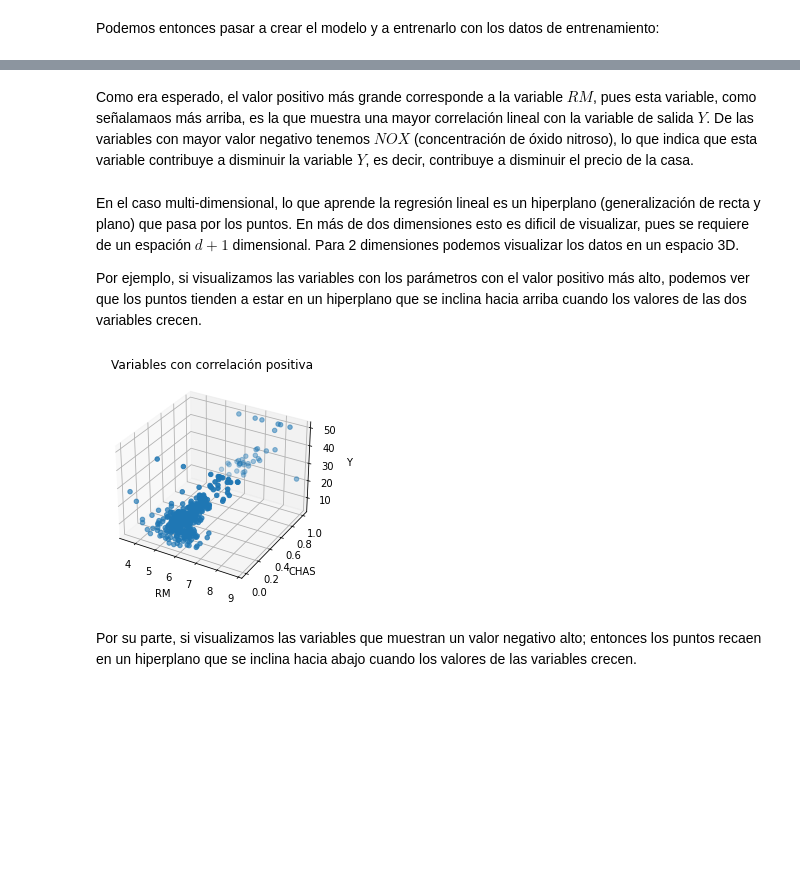
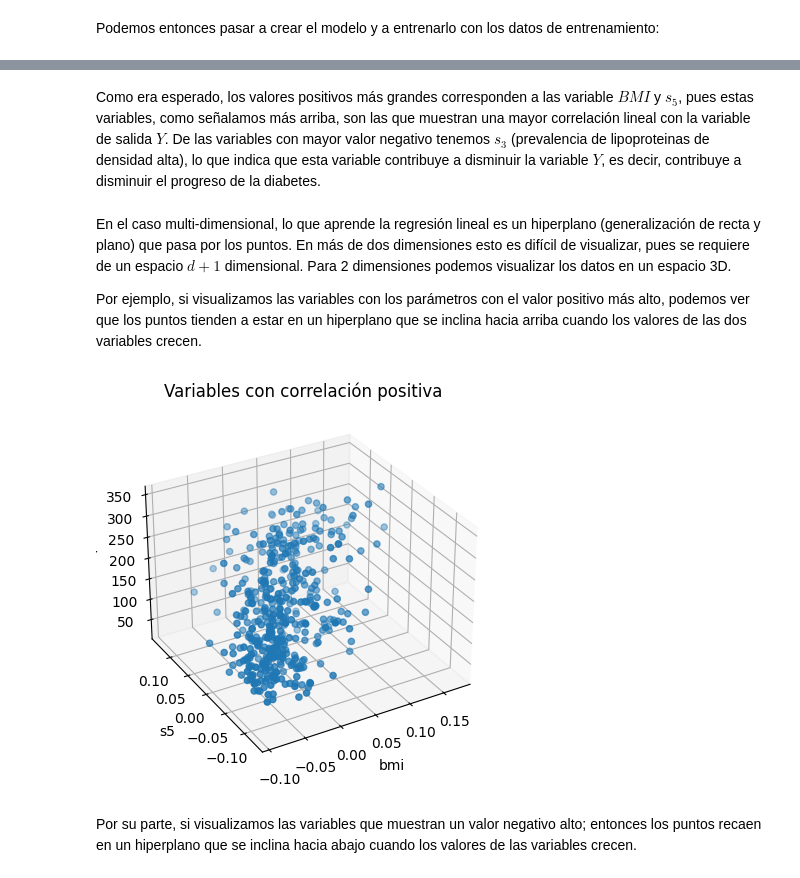
Before and after one commit to VictorMijangosDeLaCruz/InteligenciaArtificial, a Jupyter notebook: 05 Aprendizaje/01 LinearRegression.ipynb, the cells around one changed output, grey strips where cells are left out. Saved outputs shown, nothing was run; the diff lists cells and outputs as text; code cells hidden in the pictures; blank space fills up the shorter version.

```diff
--- a/05 Aprendizaje/01 LinearRegression.ipynb
+++ b/05 Aprendizaje/01 LinearRegression.ipynb
@@ -20,7 +20,7 @@ Cada dimensión del vector de entrada $x$ representa una variable que describe a
 En primer lugar, cargamos el dataset. Para visualizar mejor el dataset, utilizamos la paquetería <tt>pandas</tt>, la cual nos permitirá visualizar datos tabulares de manera eficiente, así como realizar cálculos y estadísticas sobre estos datos.
 # %%
 #Carga dataset
-data = load_boston()
+data = load_diabetes()
 #Visualiza variables
 print(data.feature_names)
 
@@ -265,23 +261,24 @@ Sesgo: 36.132932135999
 # %% [markdown]
-Como era esperado, el valor positivo más grande corresponde a la variable $RM$, pues esta variable, como señalamaos más arriba, es la que muestra una mayor correlación lineal con la variable de salida $Y$. De las variables con mayor valor negativo tenemos $NOX$ (concentración de óxido nitroso), lo que indica que esta variable contribuye a disminuir la variable $Y$, es decir, contribuye a disminuir el precio de la casa.
+Como era esperado, los valores positivos más grandes corresponden a las variable $BMI$ y $s_5$, pues estas variables, como señalamos más arriba, son las que muestran una mayor correlación lineal con la variable de salida $Y$. De las variables con mayor valor negativo tenemos $s_3$ (prevalencia de lipoproteinas de densidad alta), lo que indica que esta variable contribuye a disminuir la variable $Y$, es decir, contribuye a disminuir el progreso de la diabetes.
 # %% [markdown]
-En el caso multi-dimensional, lo que aprende la regresión lineal es un hiperplano (generalización de recta y plano) que pasa por los puntos. En más de dos dimensiones esto es dificil de visualizar, pues se requiere de un espación $d+1$ dimensional. Para 2 dimensiones podemos visualizar los datos en un espacio 3D.
+En el caso multi-dimensional, lo que aprende la regresión lineal es un hiperplano (generalización de recta y plano) que pasa por los puntos. En más de dos dimensiones esto es difícil de visualizar, pues se requiere de un espacio $d+1$ dimensional. Para 2 dimensiones podemos visualizar los datos en un espacio 3D.
 
 Por ejemplo, si visualizamos las variables con los parámetros con el valor positivo más alto, podemos ver que los puntos tienden a estar en un hiperplano que se inclina hacia arriba cuando los valores de las dos variables crecen.
 # %%
 from mpl_toolkits.mplot3d import Axes3D
 
 #Visualización de dos variables
 fig = plt.figure()
 ax = fig.add_subplot(111, projection='3d')
-ax.scatter(table_data[['RM']].to_numpy(), table_data[['CHAS']].to_numpy(), Y)
+ax.view_init(azim=240)
+ax.scatter(table_data[['bmi']].to_numpy(), table_data[['s5']].to_numpy(), Y)
 plt.title('Variables con correlación positiva')
-plt.xlabel('RM')
-plt.ylabel('CHAS')
+plt.xlabel('bmi')
+plt.ylabel('s5')
 ax.set_zlabel('Y')
 plt.show()
 # %% [output]
-[figure, old version]
+[figure, new version]
 # %% [markdown]
 Por su parte, si visualizamos las variables que muestran un valor negativo alto; entonces los puntos recaen en un hiperplano que se inclina hacia abajo cuando los valores de las variables crecen.
 # %%
```
Also changed, not shown: parts of 25 cells of this notebook, 8 other files.
